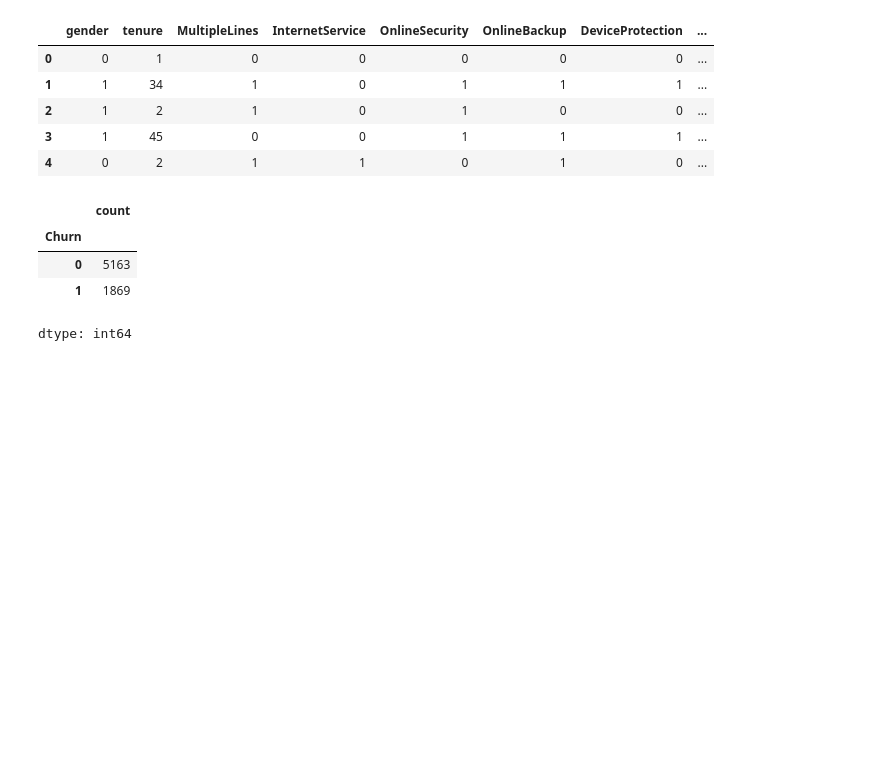
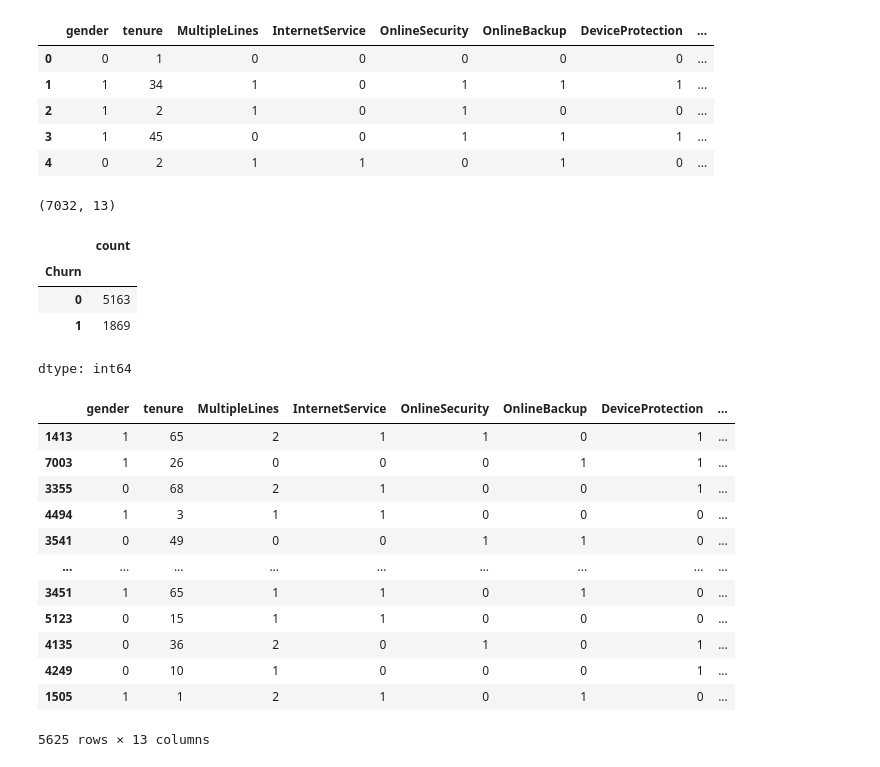
Before and after one commit to Sharddha-Sharddha/IITMLAssignments, a Jupyter notebook: RFE.ipynb, the cells around one changed output. Saved outputs shown, nothing was run; the diff lists cells and outputs as text; code cells hidden in the pictures; blank space fills up the shorter version.

```diff
--- a/RFE.ipynb
+++ b/RFE.ipynb
@@ -341,6 +346,10 @@ x.head()
 | 2 | 1 | 2 | 1 | 0 | 1 | 0 | 0 | ... |
 | 3 | 1 | 45 | 0 | 0 | 1 | 1 | 1 | ... |
 | 4 | 0 | 2 | 1 | 1 | 0 | 1 | 0 | ... |
+# %%
+x.shape
+# %% [output]
+(7032, 13)
 # %%
 y = df['Churn']
 y.value_counts()
@@ -352,0 +365,2 @@ dtype: int64
+# %%
+x_train,x_test,y_train,y_test = train_test_split(x,y, test_size = 0.20, stratify = y, random_state = 42)
@@ -352,0 +371,16 @@ dtype: int64
+# %%
+x_train
+# %% [output]
+|  | gender | tenure | MultipleLines | InternetService | OnlineSecurity | OnlineBackup | DeviceProtection | ... |
+| 1413 | 1 | 65 | 2 | 1 | 1 | 0 | 1 | ... |
+| 7003 | 1 | 26 | 0 | 0 | 0 | 1 | 1 | ... |
+| 3355 | 0 | 68 | 2 | 1 | 0 | 0 | 1 | ... |
+| 4494 | 1 | 3 | 1 | 1 | 0 | 0 | 0 | ... |
+| 3541 | 0 | 49 | 0 | 0 | 1 | 1 | 0 | ... |
+| ... | ... | ... | ... | ... | ... | ... | ... | ... |
+| 3451 | 1 | 65 | 1 | 1 | 0 | 1 | 0 | ... |
+| 5123 | 0 | 15 | 1 | 1 | 0 | 0 | 0 | ... |
+| 4135 | 0 | 36 | 2 | 0 | 1 | 0 | 1 | ... |
+| 4249 | 0 | 10 | 1 | 0 | 0 | 0 | 1 | ... |
+| 1505 | 1 | 1 | 2 | 1 | 0 | 1 | 0 | ... |
+5625 rows × 13 columns
```
Also changed, not shown: parts of 3 cells of this notebook.
